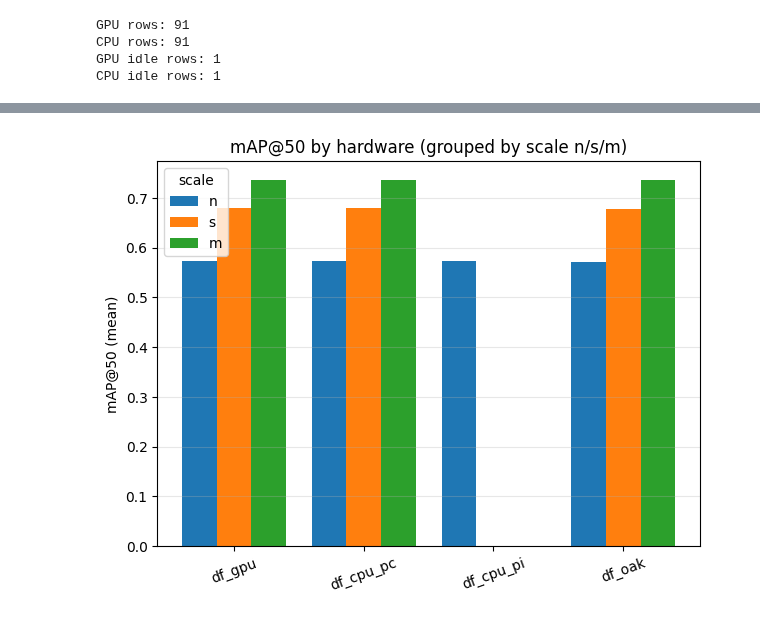
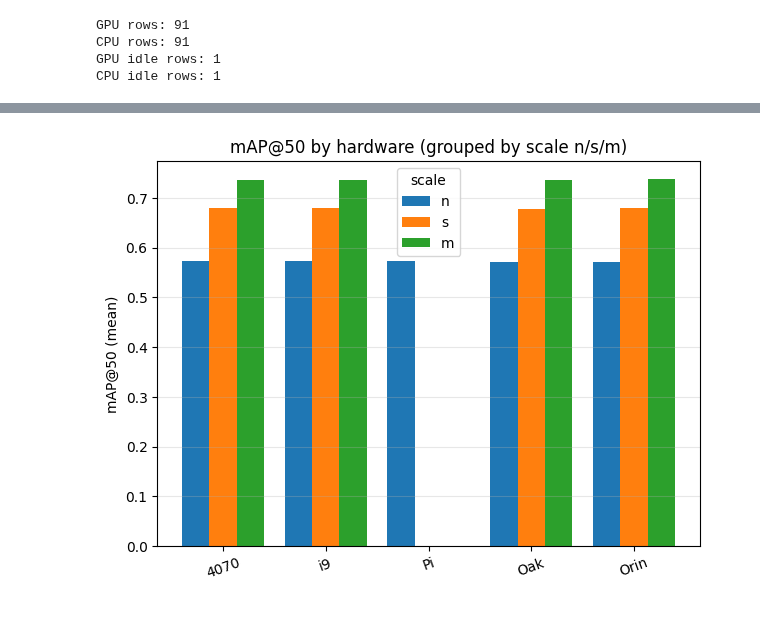
Before and after one commit to NathanAmoussou/3d_edge_object_detection, a Jupyter notebook: notebooks/bench_aggregate_by_hardware.ipynb, the cells around one changed output, grey strips where cells are left out. Drawn from its saved outputs; the diff is of its cells as text; code cells hidden in the pictures.

```diff
--- a/notebooks/bench_aggregate_by_hardware.ipynb
+++ b/notebooks/bench_aggregate_by_hardware.ipynb
@@ -60,6 +60,10 @@ df_gpu = aggregate_by_hardware(df, "GPU_")
 df_cpu_pc = aggregate_by_hardware(df, "CPU_ORT_PC")
 df_cpu_pi = aggregate_by_hardware(df, "CPU_ORT_PI4")
 df_oak = aggregate_by_hardware(df, "OAK_")
+df_orin_ort = aggregate_by_hardware(df, "Jetson_Orin_ORT")
+if df_orin_ort.empty:
+    df_orin_ort = aggregate_by_hardware(df, "ORIN_ORT")
+df_orin_trt = aggregate_by_hardware(df, "Jetson_Orin_TRT")
 
 
 dfs = {
@@ -67,6 +71,8 @@ dfs = {
     "cpu_pc": df_cpu_pc,
     "cpu_pi": df_cpu_pi,
     "oak": df_oak,
+    "orin_ort": df_orin_ort,
+    "orin_trt": df_orin_trt,
 }
 
 for name, d in dfs.items():
@@ -588,6 +638,19 @@ df_cpu_pc - objectif 2 (p95 asc, power mean asc)
 # %%
 # Line charts per hardware: Power mean vs p95, and Power mean vs mAP50
 import matplotlib.pyplot as plt
+
+LABEL_MAP = {
+    "df_gpu": "4070",
+    "df_cpu": "i9",
+    "df_cpu_pc": "i9",
+    "df_cpu_pi": "Pi",
+    "df_oak": "Oak",
+    "df_orin_trt": "Orin",
+    "df_orin_ort": "Orin ORT",
+}
+
+def _label(name: str) -> str:
+    return LABEL_MAP.get(name, name)
 
 dfs_line = {
     name: val
@@ -607,10 +670,10 @@ for name, d in dfs_line.items():
     if w.empty:
         continue
     fig, ax = plt.subplots(figsize=(7, 5))
-    ax.scatter(w["Latency_p95"], w["Power_W_Mean"], label=name, s=30)
+    ax.scatter(w["Latency_p95"], w["Power_W_Mean"], label=_label(name), s=30)
     ax.set_xlabel("E2E p95 (ms)")
     ax.set_ylabel("Power mean (W)")
-    ax.set_title(f"Power mean vs E2E p95 ({name})")
+    ax.set_title(f"Power mean vs E2E p95 ({_label(name)})")
     ax.grid(True, alpha=0.3)
     plt.show()
 
@@ -618,10 +681,10 @@ for name, d in dfs_line.items():
     if w.empty:
         continue
     fig, ax = plt.subplots(figsize=(7, 5))
-    ax.scatter(w["mAP50"], w["Power_W_Mean"], label=name, s=30)
+    ax.scatter(w["mAP50"], w["Power_W_Mean"], label=_label(name), s=30)
     ax.set_xlabel("mAP@50")
     ax.set_ylabel("Power mean (W)")
-    ax.set_title(f"Power mean vs mAP@50 ({name})")
+    ax.set_title(f"Power mean vs mAP@50 ({_label(name)})")
     ax.grid(True, alpha=0.3)
     plt.show()
 # %% [output]
@@ -639,6 +704,19 @@ import re
 import numpy as np
 import pandas as pd
 import matplotlib.pyplot as plt
+
+LABEL_MAP = {
+    "df_gpu": "4070",
+    "df_cpu": "i9",
+    "df_cpu_pc": "i9",
+    "df_cpu_pi": "Pi",
+    "df_oak": "Oak",
+    "df_orin_trt": "Orin",
+    "df_orin_ort": "Orin ORT",
+}
+
+def _label(name: str) -> str:
+    return LABEL_MAP.get(name, name)
 
 def _extract_scale(name: str) -> str | None:
     match = re.search(r"yolo11([nsm])_", str(name))
@@ -665,35 +743,35 @@ for name, d in dfs_bar.items():
     w["mAP50"] = pd.to_numeric(w["mAP50"], errors="coerce")
     g = w.groupby("scale")["mAP50"].mean().reset_index()
     for _, row in g.iterrows():
-        rows.append({"hardware": name, "scale": row["scale"], "mAP50": row["mAP50"]})
+        rows.append({"hardware": _label(name), "scale": row["scale"], "mAP50": row["mAP50"]})
 
 if rows:
     df_plot = pd.DataFrame(rows)
     scales = [s for s in ["n", "s", "m"] if s in df_plot["scale"].unique()]
     hardwares = list(df_plot["hardware"].unique())
 
     width = 0.8 / max(len(scales), 1)
     x = np.arange(len(hardwares))
 
     fig, ax = plt.subplots(figsize=(7, 5))
     for i, s in enumerate(scales):
         vals = []
         for hw in hardwares:
             v = df_plot[(df_plot["hardware"] == hw) & (df_plot["scale"] == s)]["mAP50"]
             vals.append(float(v.iloc[0]) if len(v) else 0.0)
         ax.bar(x + i * width, vals, width=width, label=s)
 
     ax.set_ylabel("mAP@50 (mean)")
     ax.set_title("mAP@50 by hardware (grouped by scale n/s/m)")
     ax.set_xticks(x + width * (len(scales) - 1) / 2)
     ax.set_xticklabels(hardwares, rotation=20)
     ax.legend(title="scale")
     ax.grid(True, axis="y", alpha=0.3)
     plt.show()
 else:
     print("No data for grouped mAP50 chart.")
 # %% [output]
-[figure, old version]
+[figure, new version]
 # %%
 # Grouped bar charts: metrics vs categories (resolution, quant, shaves, fusion)
 import re
```
Also changed, not shown: parts of 6 cells of this notebook.
